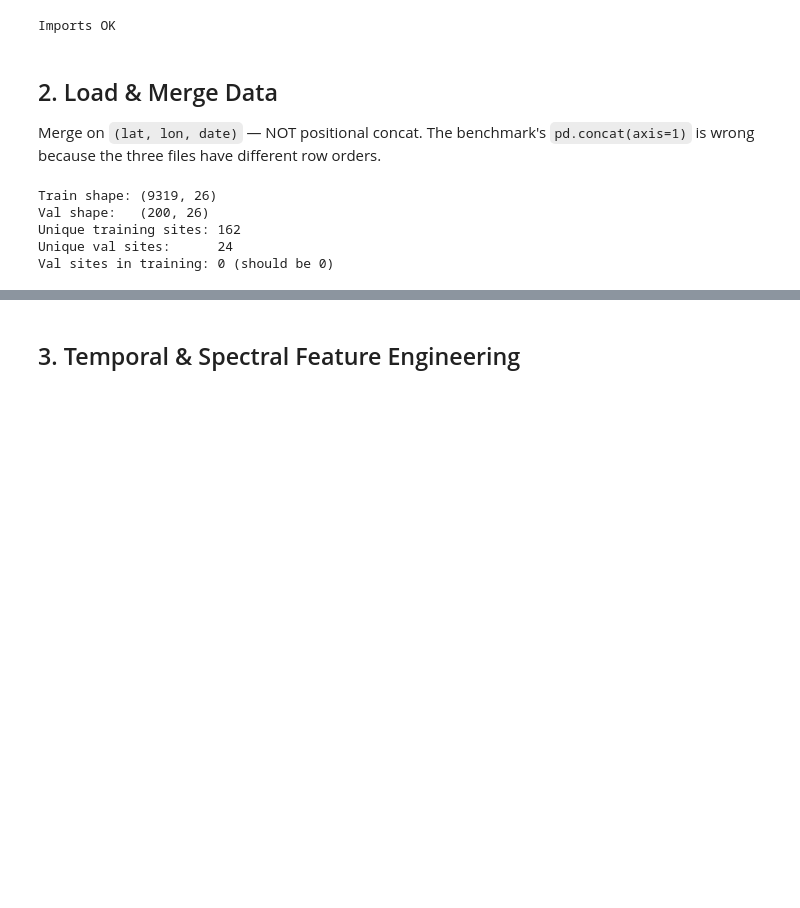
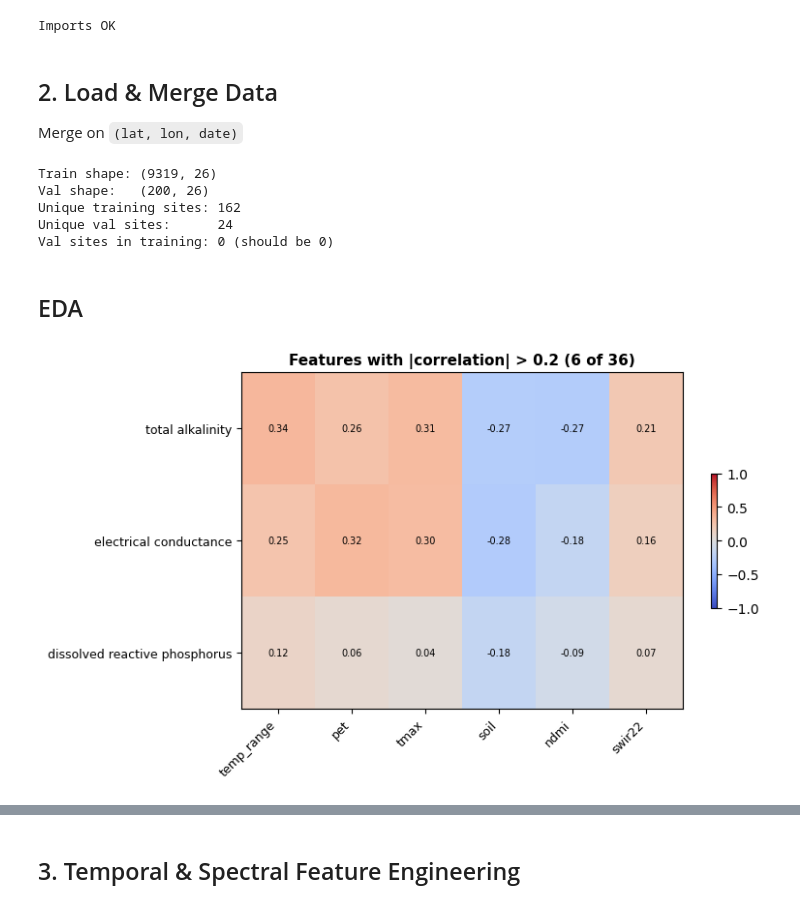
Before and after one commit to KhaiXin30/OptimizingCleanWaterSupply, a Jupyter notebook: final_results.ipynb, the cells around one changed output, grey strips where cells are left out. Cells and saved outputs as stored; diff of their text form; code cells hidden in the pictures; blank space fills up the shorter version.

```diff
--- a/final_results.ipynb
+++ b/final_results.ipynb
@@ -43,7 +29,7 @@ Imports OK
 # %% [markdown]
 ## 2. Load & Merge Data
 
-Merge on `(lat, lon, date)` — NOT positional concat. The benchmark's `pd.concat(axis=1)` is wrong because the three files have different row orders.
+Merge on `(lat, lon, date)`
 # %%
 def normalize(df):
     """Lowercase columns, unify key names, round coordinates."""
@@ -97,3 +83,37 @@ Val shape:   (200, 26)
 Unique training sites: 162
 Unique val sites:      24
 Val sites in training: 0 (should be 0)
+# %% [markdown]
+## EDA
+# %%
+numeric_cols = [c for c in train.columns if c not in TARGETS + ['lat','lon','date']
+                and pd.api.types.is_numeric_dtype(train[c])]
+
+corr_matrix = train[numeric_cols + TARGETS].corr()[TARGETS].drop(TARGETS)
+
+
+meaningful = corr_matrix[corr_matrix.abs().max(axis=1) > 0.2]
+meaningful = meaningful.reindex(meaningful.abs().max(axis=1).sort_values(ascending=False).index)
+
+fig, ax = plt.subplots(figsize=(8, len(meaningful) * 0.45 + 2))
+im = ax.imshow(meaningful.T, cmap="coolwarm", vmin=-1, vmax=1, aspect="auto")
+
+ax.set_xticks(range(len(meaningful)))
+ax.set_xticklabels(meaningful.index, rotation=45, ha="right", fontsize=9)
+ax.set_yticks(range(len(TARGETS)))
+ax.set_yticklabels(TARGETS, fontsize=9)
+
+# Add correlation values inside cells
+for i in range(len(TARGETS)):
+    for j in range(len(meaningful)):
+        val = meaningful.iloc[j, i]
+        ax.text(j, i, f"{val:.2f}", ha="center", va="center", fontsize=7,
+                color="white" if abs(val) > 0.5 else "black")
+
+plt.colorbar(im, ax=ax, shrink=0.4)
+ax.set_title(f"Features with |correlation| > 0.2 ({len(meaningful)} of {len(corr_matrix)})",
+             fontweight="bold", fontsize=11)
+plt.tight_layout()
+plt.show()
+# %% [output]
+[figure, added]
```
Also changed, not shown: parts of 8 cells of this notebook.
